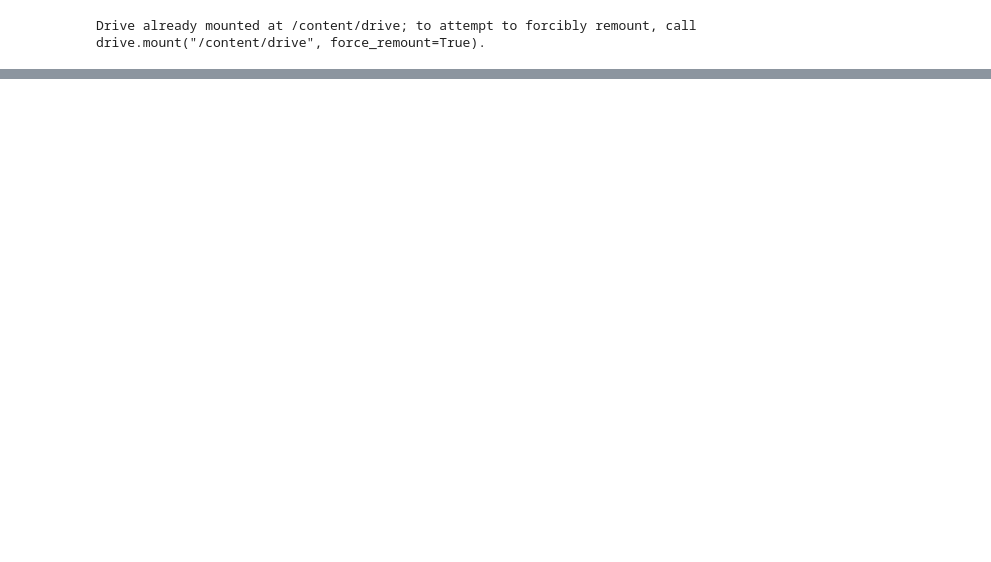
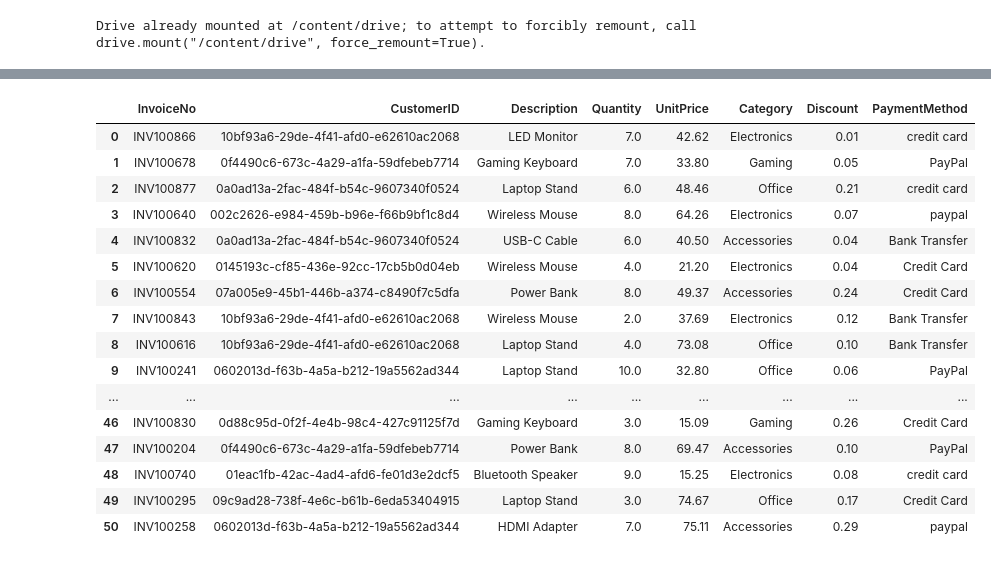
Before and after one commit to aikokass82-design/home-tasks-, a Jupyter notebook: Lesson_13.ipynb, the cells around one changed output, grey strips where cells are left out. Cells and saved outputs as stored; diff of their text form; code cells hidden in the pictures; blank space fills up the shorter version.

```diff
--- a/Lesson_13.ipynb
+++ b/Lesson_13.ipynb
@@ -66,0 +52,21 @@ plt.show()
+# %%
+part_2 = pd.read_csv("/content/drive/MyDrive/Colab Notebooks/orders_part_2.csv")
+part_2
+# %% [output]
+|  | InvoiceNo | CustomerID | Description | Quantity | UnitPrice | Category | Discount | PaymentMethod |
+| 0 | INV100866 | 10bf93a6-29de-4f41-afd0-e62610ac2068 | LED Monitor | 7.0 | 42.62 | Electronics | 0.01 | credit card |
+| 1 | INV100678 | 0f4490c6-673c-4a29-a1fa-59dfebeb7714 | Gaming Keyboard | 7.0 | 33.80 | Gaming | 0.05 | PayPal |
+| 2 | INV100877 | 0a0ad13a-2fac-484f-b54c-9607340f0524 | Laptop Stand | 6.0 | 48.46 | Office | 0.21 | credit card |
+| 3 | INV100640 | 002c2626-e984-459b-b96e-f66b9bf1c8d4 | Wireless Mouse | 8.0 | 64.26 | Electronics | 0.07 | paypal |
+| 4 | INV100832 | 0a0ad13a-2fac-484f-b54c-9607340f0524 | USB-C Cable | 6.0 | 40.50 | Accessories | 0.04 | Bank Transfer |
+| 5 | INV100620 | 0145193c-cf85-436e-92cc-17cb5b0d04eb | Wireless Mouse | 4.0 | 21.20 | Electronics | 0.04 | Credit Card |
+| 6 | INV100554 | 07a005e9-45b1-446b-a374-c8490f7c5dfa | Power Bank | 8.0 | 49.37 | Accessories | 0.24 | Credit Card |
+| 7 | INV100843 | 10bf93a6-29de-4f41-afd0-e62610ac2068 | Wireless Mouse | 2.0 | 37.69 | Electronics | 0.12 | Bank Transfer |
+| 8 | INV100616 | 10bf93a6-29de-4f41-afd0-e62610ac2068 | Laptop Stand | 4.0 | 73.08 | Office | 0.10 | Bank Transfer |
+| 9 | INV100241 | 0602013d-f63b-4a5a-b212-19a5562ad344 | Laptop Stand | 10.0 | 32.80 | Office | 0.06 | PayPal |
+| ... | ... | ... | ... | ... | ... | ... | ... | ... |
+| 46 | INV100830 | 0d88c95d-0f2f-4e4b-98c4-427c91125f7d | Gaming Keyboard | 3.0 | 15.09 | Gaming | 0.26 | Credit Card |
+| 47 | INV100204 | 0f4490c6-673c-4a29-a1fa-59dfebeb7714 | Power Bank | 8.0 | 69.47 | Accessories | 0.10 | PayPal |
+| 48 | INV100740 | 01eac1fb-42ac-4ad4-afd6-fe01d3e2dcf5 | Bluetooth Speaker | 9.0 | 15.25 | Electronics | 0.08 | credit card |
+| 49 | INV100295 | 09c9ad28-738f-4e6c-b61b-6eda53404915 | Laptop Stand | 3.0 | 74.67 | Office | 0.17 | Credit Card |
+| 50 | INV100258 | 0602013d-f63b-4a5a-b212-19a5562ad344 | HDMI Adapter | 7.0 | 75.11 | Accessories | 0.29 | paypal |
```
Also changed, not shown: parts of 10 cells of this notebook.
